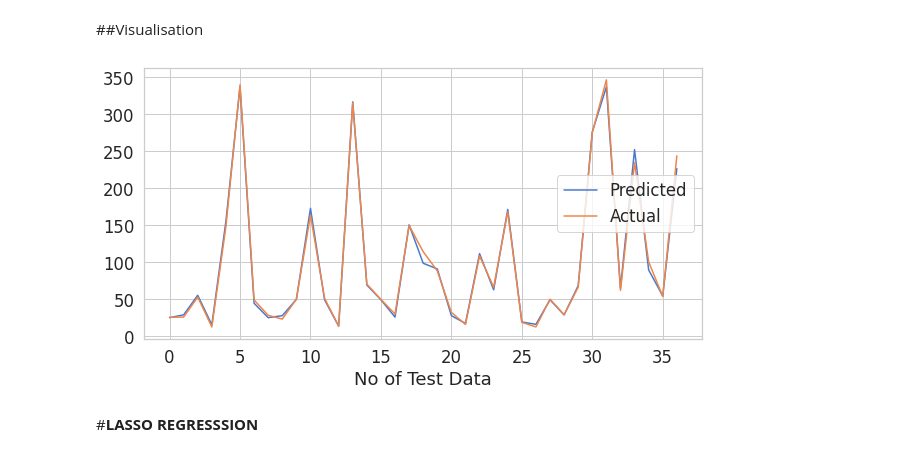
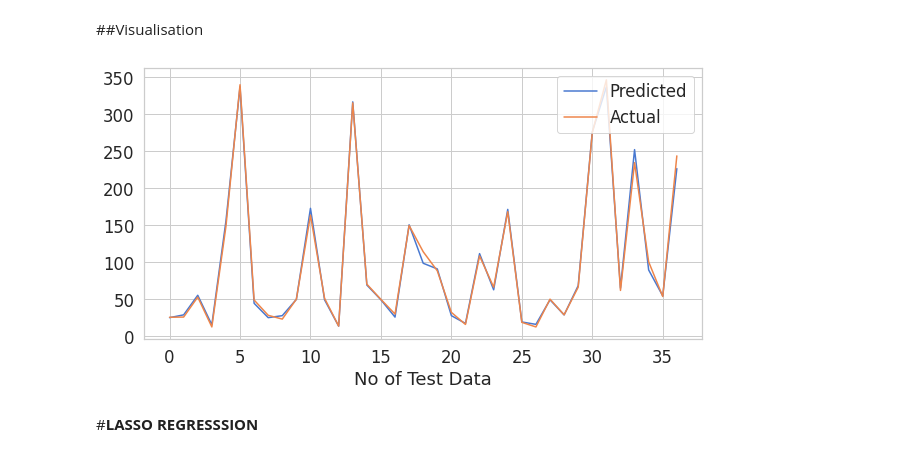
Before and after one commit to Aashishc-prog/Yes-Bank-Stock-Closing-Price-prediction-, a Jupyter notebook: Capstone_2_Yes_Bank_stock_closing_price_.ipynb, the cells around one changed output. Cells and saved outputs as stored; diff of their text form; code cells hidden in the pictures.

```diff
--- a/Capstone_2_Yes_Bank_stock_closing_price_.ipynb
+++ b/Capstone_2_Yes_Bank_stock_closing_price_.ipynb
@@ -518,13 +517,13 @@ i=i+1
 # %%
 #actual-predicted values plot
 plt.figure(figsize=(10,5))
 plt.plot(y_pred)
 plt.plot(np.array(y_test))
-plt.legend(["Predicted","Actual"])
+plt.legend(["Predicted","Actual"],loc = 'upper right')
 plt.xlabel('No of Test Data')
 plt.show()
 # %% [output]
-[figure, old version]
+[figure, new version]
 # %% [markdown]
 #**LASSO REGRESSSION**
 # %%
```
Also changed, not shown: parts of 11 cells of this notebook.
